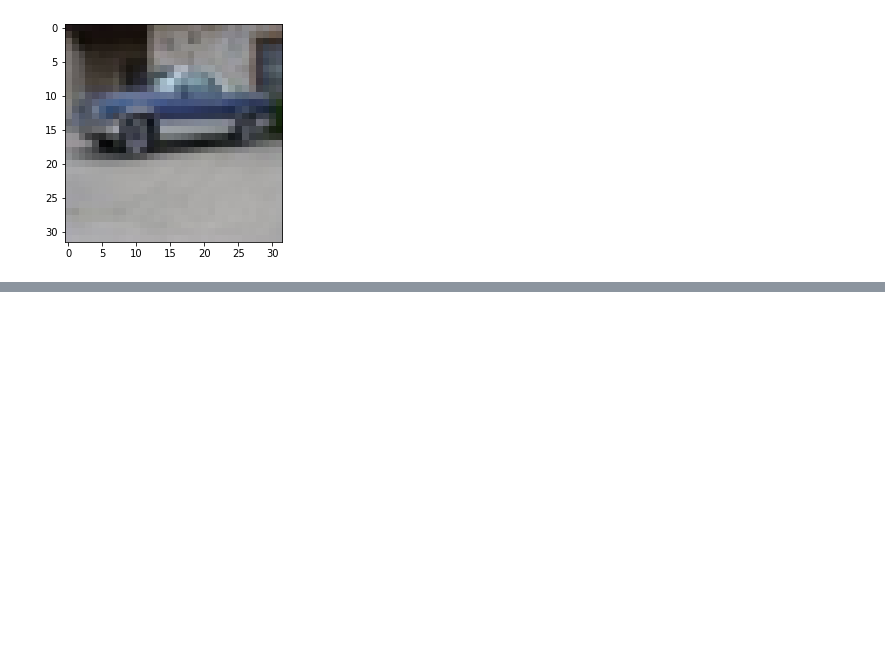
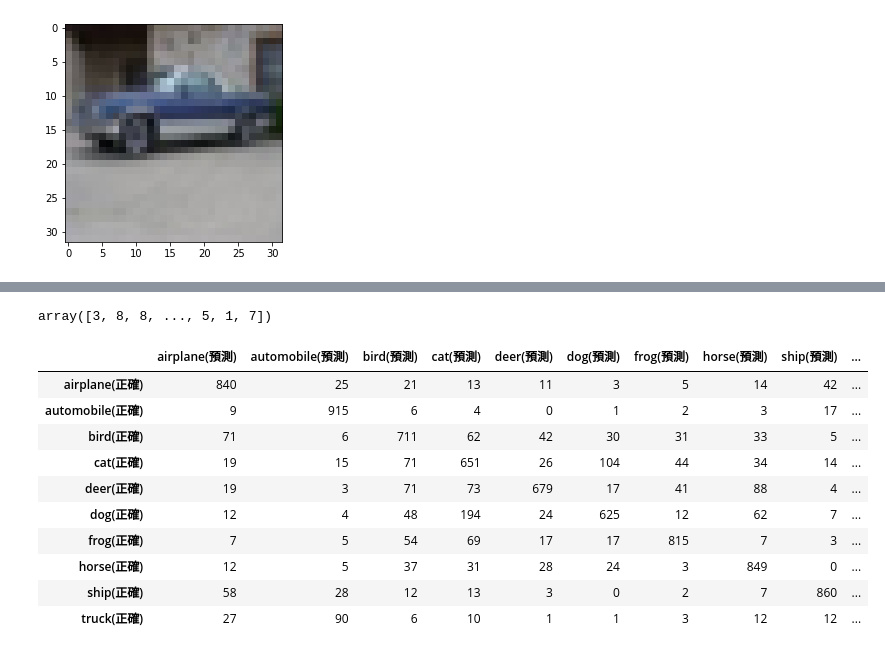
Before and after one commit to Elwing-Chou/tibaml1027, a Jupyter notebook: cifar10_gap.ipynb, the cells around one changed output, grey strips where cells are left out. Drawn from its saved outputs; the diff is of its cells as text; code cells hidden in the pictures; blank space fills up the shorter version.

```diff
--- a/cifar10_gap.ipynb
+++ b/cifar10_gap.ipynb
@@ -139,0 +140,5 @@ model.evaluate(x_test_norm, y_test)
+# %%
+pre = model.predict(x_test_norm).argmax(axis=1)
+pre
+# %% [output]
+array([3, 8, 8, ..., 5, 1, 7])
@@ -139,0 +148,21 @@ model.evaluate(x_test_norm, y_test)
+# %%
+# keras: y_test_cat sklearn: y_test
+import pandas as pd
+from sklearn.metrics import confusion_matrix
+pre = model.predict(x_test_norm).argmax(axis=1)
+mat = confusion_matrix(y_test_1d, pre)
+pd.DataFrame(mat,
+             index=["{}(正確)".format(trans[i]) for i in range(10)],
+             columns=["{}(預測)".format(trans[i]) for i in range(10)])
+# %% [output]
+|  | airplane(預測) | automobile(預測) | bird(預測) | cat(預測) | deer(預測) | dog(預測) | frog(預測) | horse(預測) | ship(預測) | ... |
+| airplane(正確) | 840 | 25 | 21 | 13 | 11 | 3 | 5 | 14 | 42 | ... |
+| automobile(正確) | 9 | 915 | 6 | 4 | 0 | 1 | 2 | 3 | 17 | ... |
+| bird(正確) | 71 | 6 | 711 | 62 | 42 | 30 | 31 | 33 | 5 | ... |
+| cat(正確) | 19 | 15 | 71 | 651 | 26 | 104 | 44 | 34 | 14 | ... |
+| deer(正確) | 19 | 3 | 71 | 73 | 679 | 17 | 41 | 88 | 4 | ... |
+| dog(正確) | 12 | 4 | 48 | 194 | 24 | 625 | 12 | 62 | 7 | ... |
+| frog(正確) | 7 | 5 | 54 | 69 | 17 | 17 | 815 | 7 | 3 | ... |
+| horse(正確) | 12 | 5 | 37 | 31 | 28 | 24 | 3 | 849 | 0 | ... |
+| ship(正確) | 58 | 28 | 12 | 13 | 3 | 0 | 2 | 7 | 860 | ... |
+| truck(正確) | 27 | 90 | 6 | 10 | 1 | 1 | 3 | 12 | 12 | ... |
```
Also changed, not shown: parts of 6 cells of this notebook.
